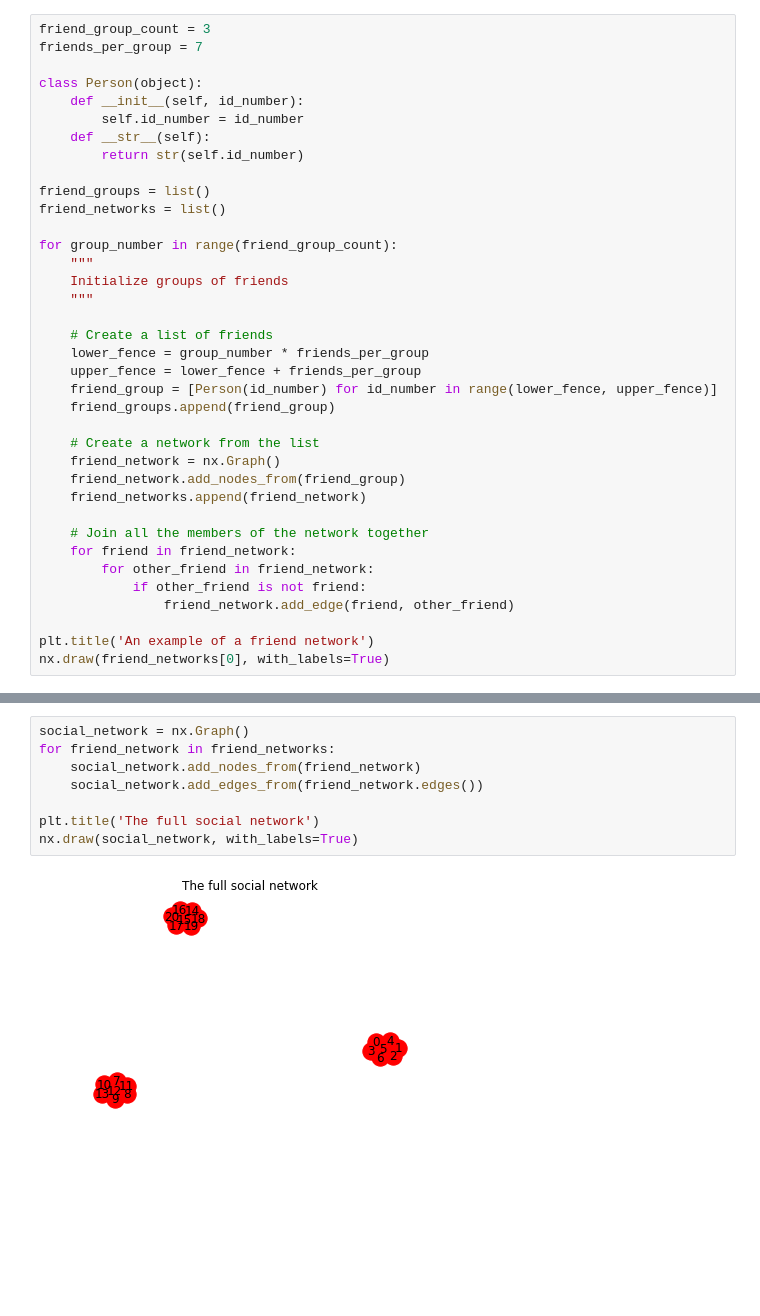
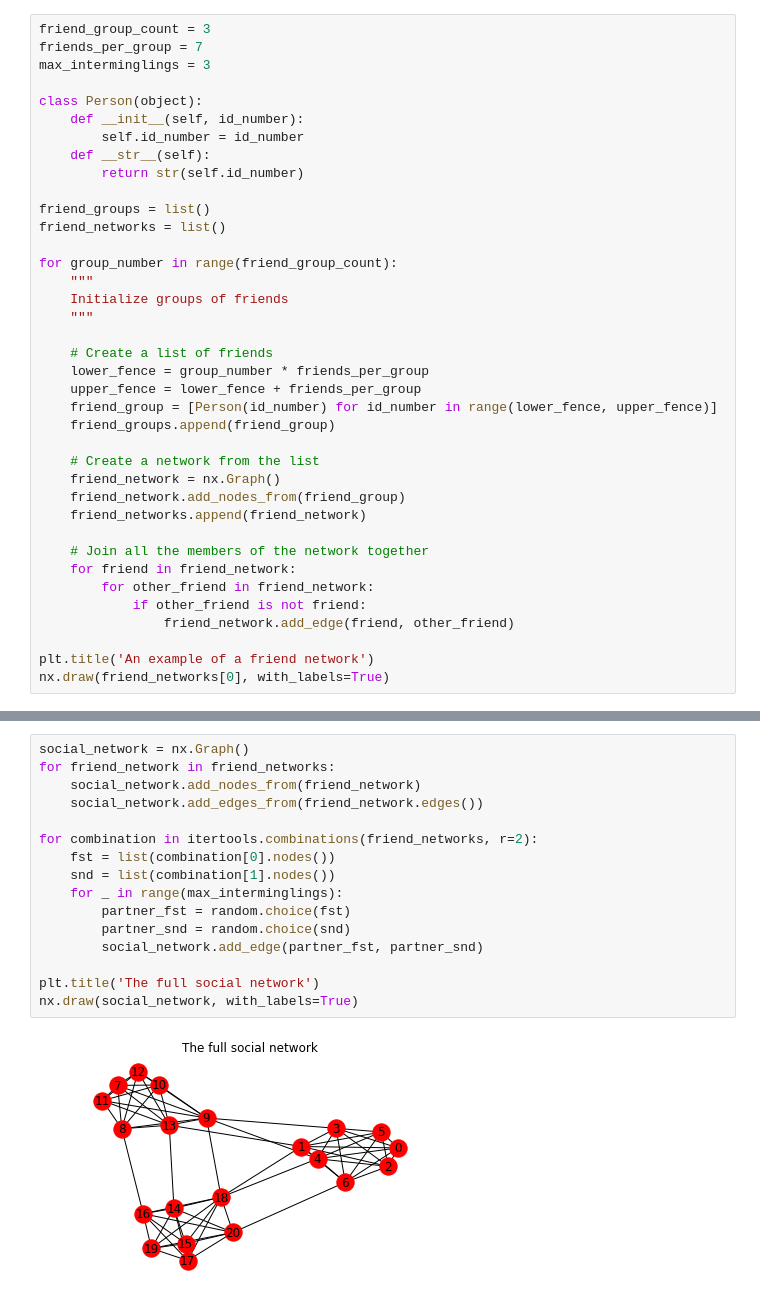
Before and after one commit to simon-andrews/soper, a Jupyter notebook: notebooks/Experimentation.ipynb, the cells around one changed output, grey strips where cells are left out. Saved outputs shown, nothing was run; the diff lists cells and outputs as text; blank space fills up the shorter version.

Commit message:
Add some intermingling stuff

```diff
--- a/notebooks/Experimentation.ipynb
+++ b/notebooks/Experimentation.ipynb
@@ -5,6 +7,7 @@ import networkx as nx
 # %%
 friend_group_count = 3
 friends_per_group = 7
+max_interminglings = 3
 
 class Person(object):
     def __init__(self, id_number):
@@ -44,10 +47,18 @@ nx.draw(friend_networks[0], with_labels=True)
 # %%
 social_network = nx.Graph()
 for friend_network in friend_networks:
     social_network.add_nodes_from(friend_network)
     social_network.add_edges_from(friend_network.edges())
 
+for combination in itertools.combinations(friend_networks, r=2):
+    fst = list(combination[0].nodes())
+    snd = list(combination[1].nodes())
+    for _ in range(max_interminglings):
+        partner_fst = random.choice(fst)
+        partner_snd = random.choice(snd)
+        social_network.add_edge(partner_fst, partner_snd)
+
 plt.title('The full social network')
 nx.draw(social_network, with_labels=True)
 # %% [output]
-[figure, old version]
+[figure, new version]
```
Also changed, not shown: parts of 2 cells of this notebook.
